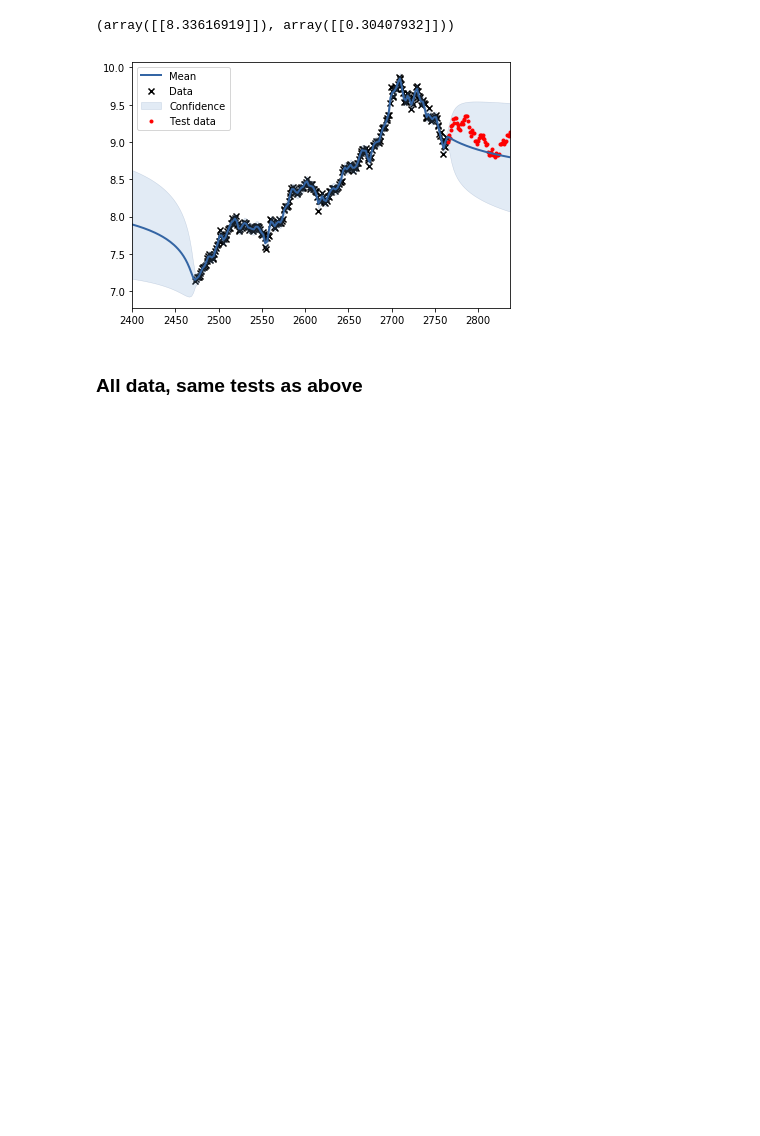
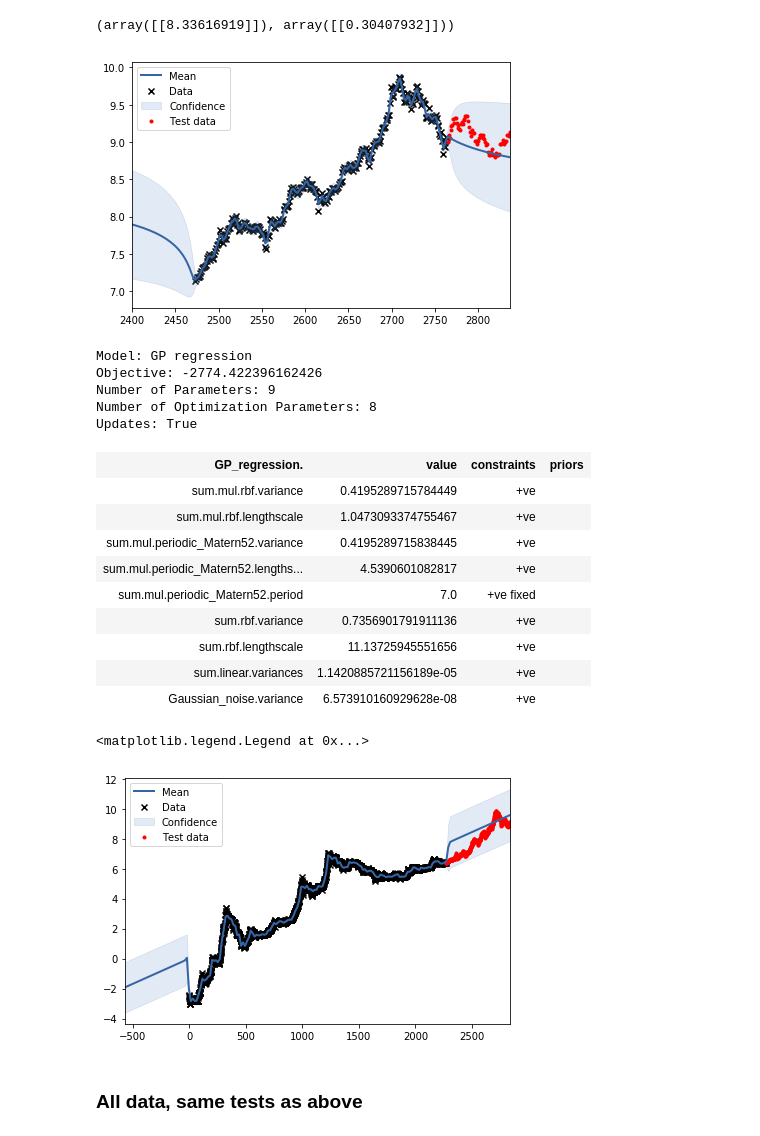
Before and after one commit to Tinkaa/Bitcoin_prediction, a Jupyter notebook: bitcoin_analysis_logscale.ipynb, the cells around one changed output. Drawn from its saved outputs; the diff is of its cells as text; code cells hidden in the pictures; blank space fills up the shorter version.

```diff
--- a/bitcoin_analysis_logscale.ipynb
+++ b/bitcoin_analysis_logscale.ipynb
@@ -418,6 +418,52 @@ Updates: True
 | Gaussian_noise.variance | 0.0010512010095864006 | +ve |  |
 (array([[8.33616919]]), array([[0.30407932]]))
 [figure]
+# %%
+RBF = GPy.kern.RBF(input_dim=1)
+RBF2 = GPy.kern.RBF(input_dim=1, variance=2., lengthscale=5)
+PERIODIC = GPy.kern.PeriodicMatern52(input_dim=1,period=7)
+PERIODIC.period.fix()
+PERIODIC2 = GPy.kern.PeriodicMatern52(input_dim=1,period=20)#when larger period, error: non-positive diagonal elements
+PERIODIC3 = GPy.kern.PeriodicMatern52(input_dim=1,period=2)
+EXP_PER = GPy.kern.PeriodicExponential(input_dim=1,period=7)
+EXP_PER.period.fix() #if you don' t keep this fixed, it finds a period of 5.3
+LIN = GPy.kern.Linear(1)
+LIN2 = GPy.kern.Linear(1,variances=3)
+BIAS = GPy.kern.Bias(input_dim=1, variance=2)
+BIAS2 = GPy.kern.Bias(input_dim=1, variance=35)
+BIAS3 = GPy.kern.Bias(input_dim=1, variance=35)
+LIN_BIAS = GPy.kern.Bias(input_dim=1, variance=350000)
+EXP = GPy.kern.Exponential(1)
+RQ=GPy.kern.RatQuad(1)
+RQ2=GPy.kern.RatQuad(1)
+
+KERN = RBF*PERIODIC + RBF2 +LIN
+
+m = GPy.models.GPRegression(X_train, Y_train, KERN)
+m.optimize()
+display(m)
+
+m.plot()
+plt.scatter(X_test,Y_test,c='r',marker='.',label='Test data')
+plt.legend()
+# %% [output]
+Model: GP regression
+Objective: -2774.422396162426
+Number of Parameters: 9
+Number of Optimization Parameters: 8
+Updates: True
+| GP_regression. | value | constraints | priors |
+| sum.mul.rbf.variance | 0.4195289715784449 | +ve |  |
+| sum.mul.rbf.lengthscale | 1.0473093374755467 | +ve |  |
+| sum.mul.periodic_Matern52.variance | 0.4195289715838445 | +ve |  |
+| sum.mul.periodic_Matern52.lengths... | 4.5390601082817 | +ve |  |
+| sum.mul.periodic_Matern52.period | 7.0 | +ve fixed |  |
+| sum.rbf.variance | 0.7356901791911136 | +ve |  |
+| sum.rbf.lengthscale | 11.13725945551656 | +ve |  |
+| sum.linear.variances | 1.1420885721156189e-05 | +ve |  |
+| Gaussian_noise.variance | 6.573910160929628e-08 | +ve |  |
+<matplotlib.legend.Legend at 0x...>
+[figure, added]
 # %% [markdown]
 ### All data, same tests as above
 # %%
```
Also changed, not shown: parts of 4 cells of this notebook, 12 other files.
